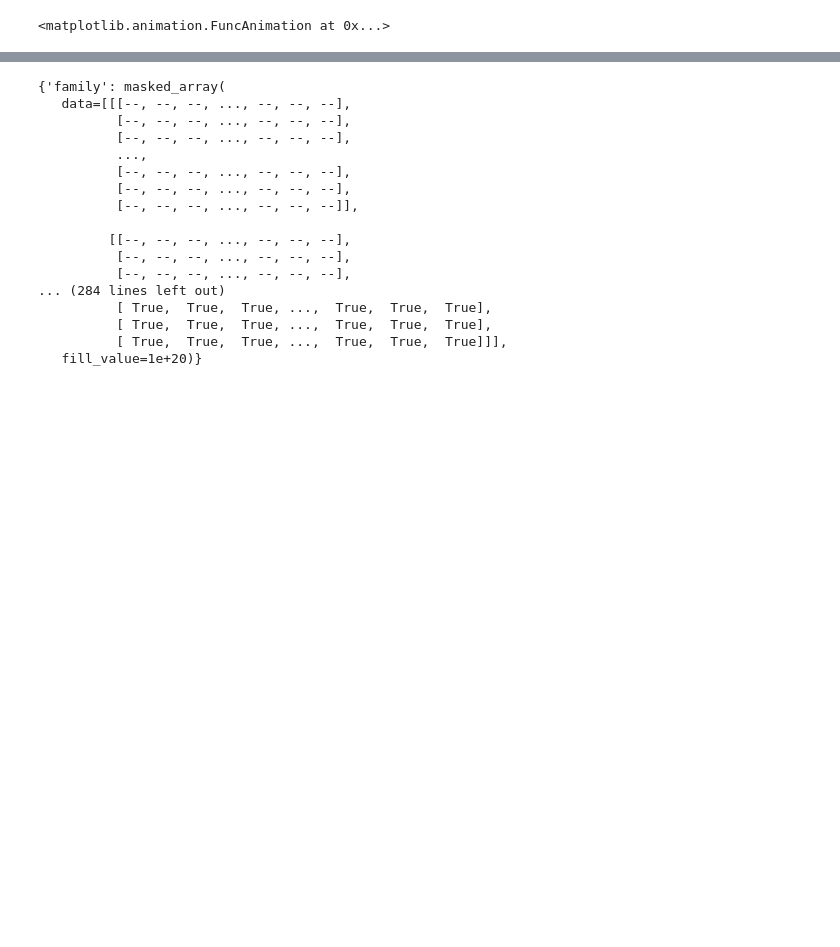
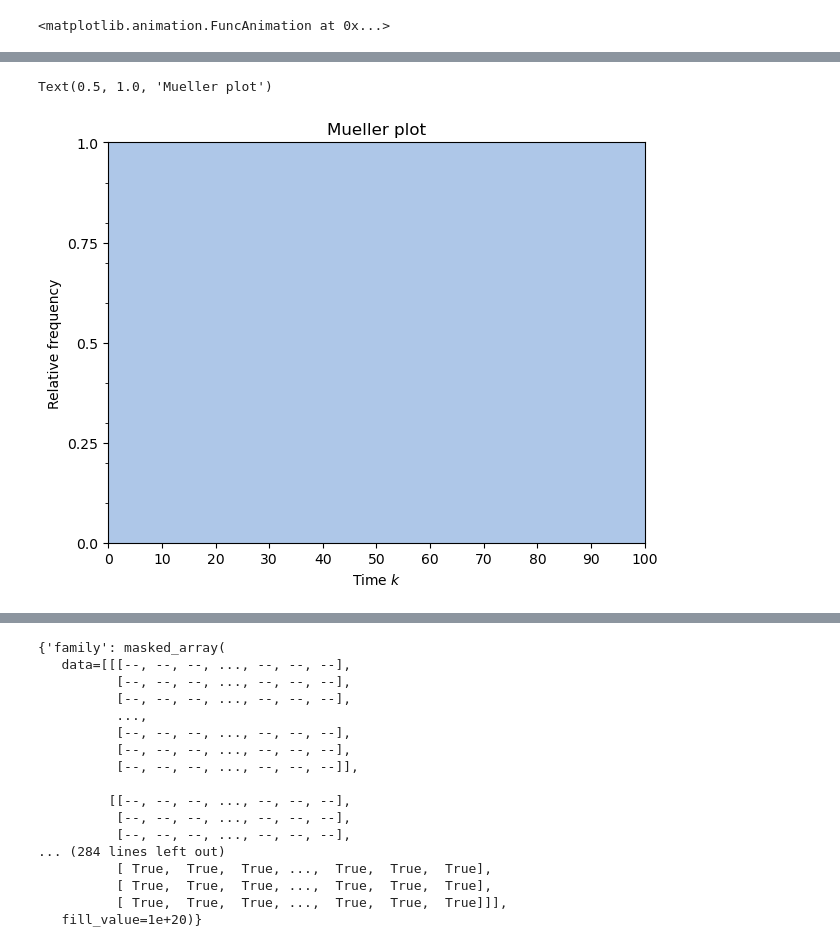
Before and after one commit to sisyga/biolgca, a Jupyter notebook: first_test_glio_evo.ipynb, the cells around one changed output, grey strips where cells are left out. Drawn from its saved outputs; the diff is of its cells as text; code cells hidden in the pictures; blank space fills up the shorter version.

```diff
--- a/first_test_glio_evo.ipynb
+++ b/first_test_glio_evo.ipynb
@@ -46,6 +50,10 @@ lgca.animate_density()
 # %%
 cutoff_rel = 0.01
 _, _, _, fcmap = lgca.muller_plot(cutoff_rel=cutoff_rel)
+plt.title('Mueller plot')
+# %% [output]
+Text(0.5, 1.0, 'Mueller plot')
+[figure, added]
 # %%
 cells_t = lgca.nodes_t.sum(-1)
 # %%
```
Also changed, not shown: parts of 15 cells of this notebook.
